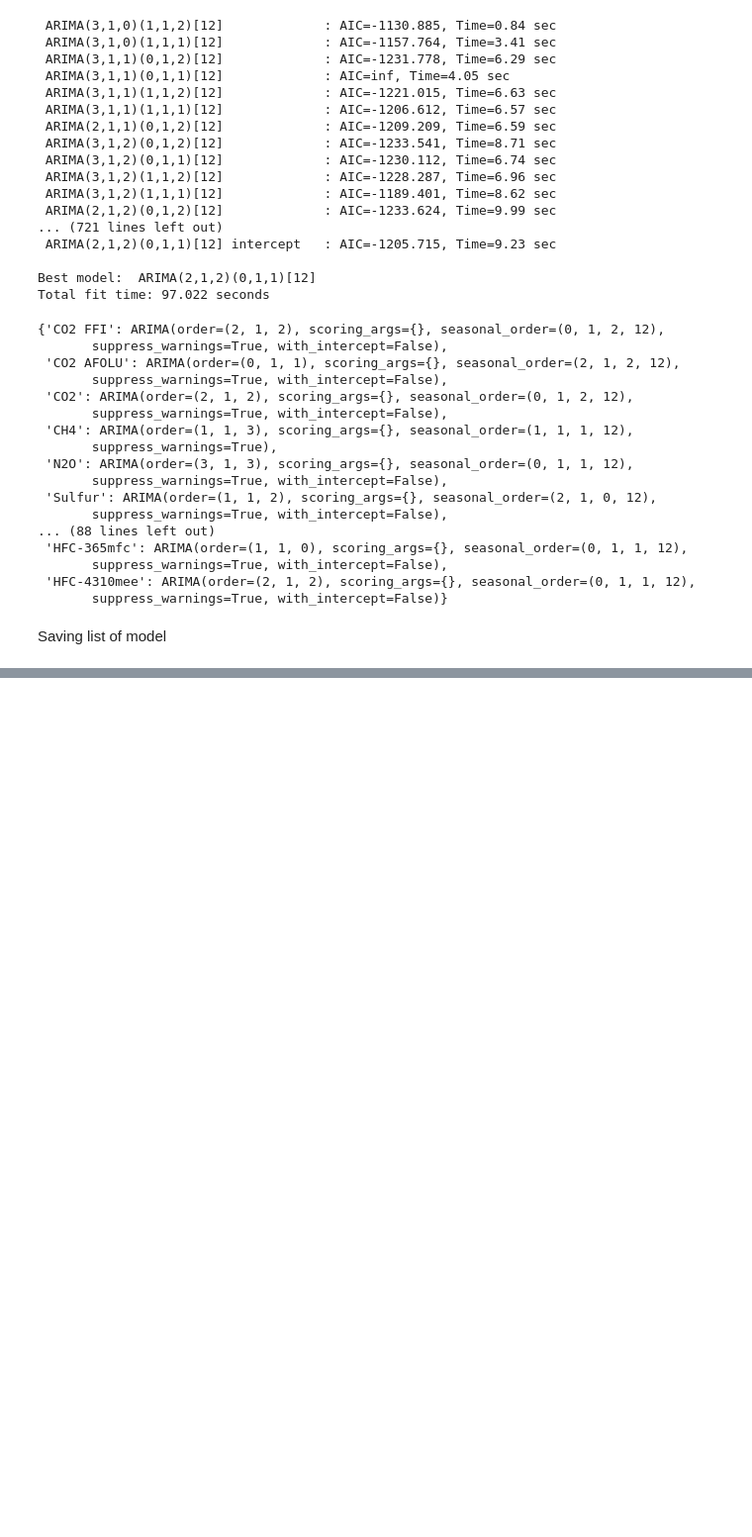
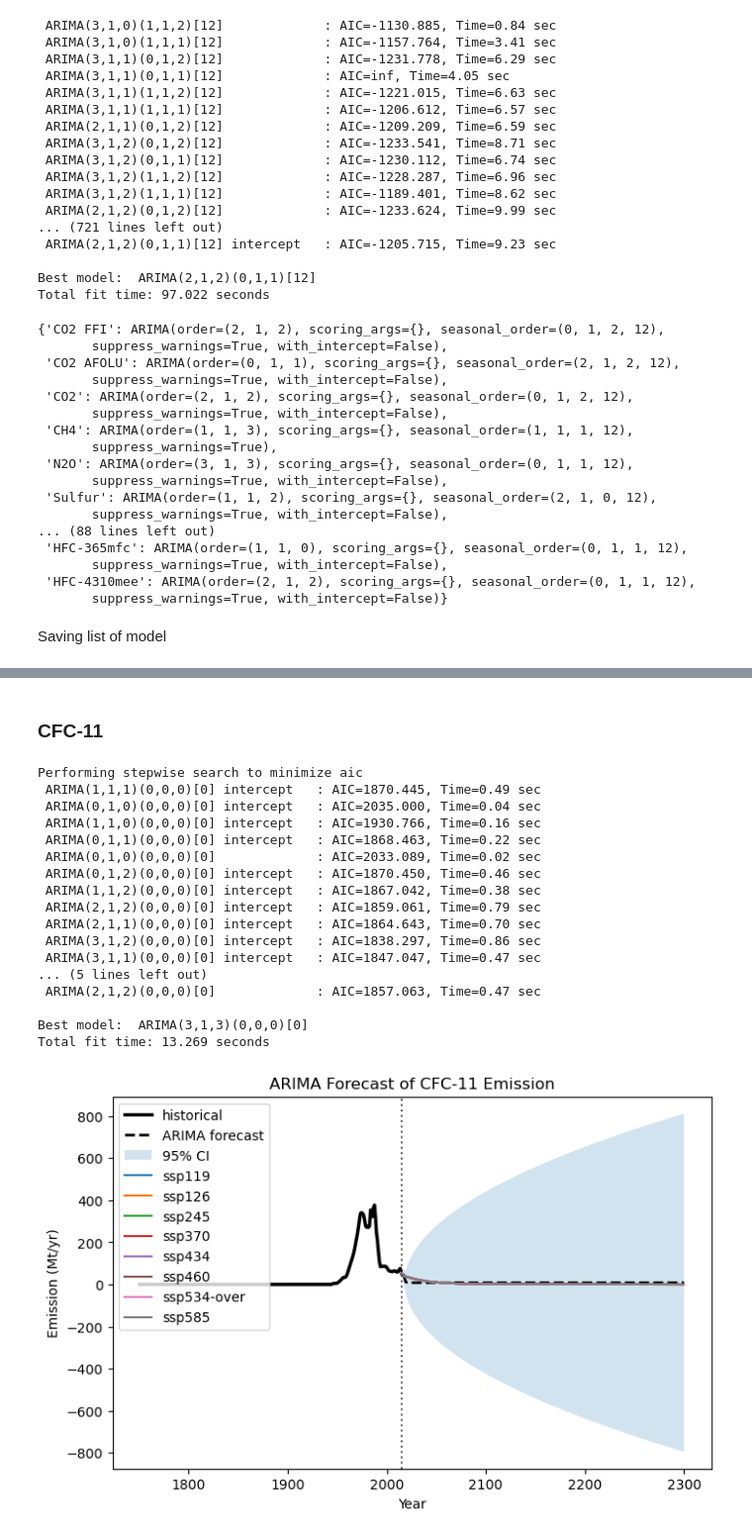
Before and after one commit to xuxingcheng/FAIR-emission-climate-model, a Jupyter notebook: ARIMA/ARIMA_Fitting.ipynb, the cells around one changed output, grey strips where cells are left out. Shown at 99% size. Cells and saved outputs as stored; diff of their text form; code cells hidden in the pictures; blank space fills up the shorter version.

```diff
--- a/ARIMA/ARIMA_Fitting.ipynb
+++ b/ARIMA/ARIMA_Fitting.ipynb
@@ -306,0 +390,35 @@ with open(save_path, "wb") as f:
+# %% [markdown]
+### CFC-11
+# %%
+specie = "CFC-11"
+da = f1.emissions.sel(scenario = f1.scenarios[5], specie=specie, timepoints = slice(None, 2015)).mean(dim="config")
+model = pm.auto_arima(da.values, start_p=1, start_q=1,
+							max_p=3, max_q=3,
+							start_P=0,  seasonal=False,
+							d=1, D=0, trace=True,
+							error_action='ignore',  # don't want to know if an order does not work
+							suppress_warnings=True,  # don't want convergence warnings
+							stepwise=True)  # set to stepwise
+#arima_list[specie] = model
+
+model.summary()
+forecast_plotting(specie, model, startyear=2015, endyear=2300)
+# %% [output]
+Performing stepwise search to minimize aic
+ ARIMA(1,1,1)(0,0,0)[0] intercept   : AIC=1870.445, Time=0.49 sec
+ ARIMA(0,1,0)(0,0,0)[0] intercept   : AIC=2035.000, Time=0.04 sec
+ ARIMA(1,1,0)(0,0,0)[0] intercept   : AIC=1930.766, Time=0.16 sec
+ ARIMA(0,1,1)(0,0,0)[0] intercept   : AIC=1868.463, Time=0.22 sec
+ ARIMA(0,1,0)(0,0,0)[0]             : AIC=2033.089, Time=0.02 sec
+ ARIMA(0,1,2)(0,0,0)[0] intercept   : AIC=1870.450, Time=0.46 sec
+ ARIMA(1,1,2)(0,0,0)[0] intercept   : AIC=1867.042, Time=0.38 sec
+ ARIMA(2,1,2)(0,0,0)[0] intercept   : AIC=1859.061, Time=0.79 sec
+ ARIMA(2,1,1)(0,0,0)[0] intercept   : AIC=1864.643, Time=0.70 sec
+ ARIMA(3,1,2)(0,0,0)[0] intercept   : AIC=1838.297, Time=0.86 sec
+ ARIMA(3,1,1)(0,0,0)[0] intercept   : AIC=1847.047, Time=0.47 sec
+... (5 lines left out)
+ ARIMA(2,1,2)(0,0,0)[0]             : AIC=1857.063, Time=0.47 sec
+
+Best model:  ARIMA(3,1,3)(0,0,0)[0]
+Total fit time: 13.269 seconds
+[figure, added]
```
Also changed, not shown: parts of 21 cells of this notebook, 3 other files.
